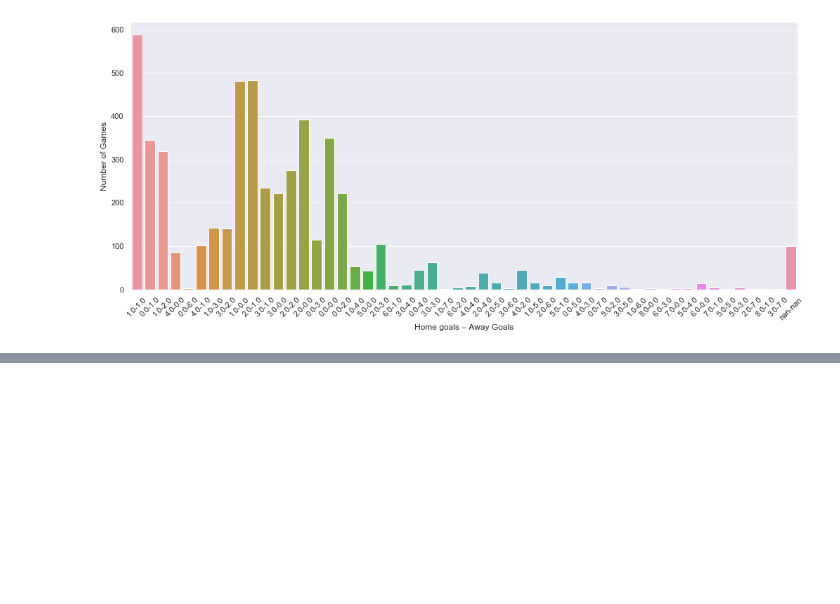
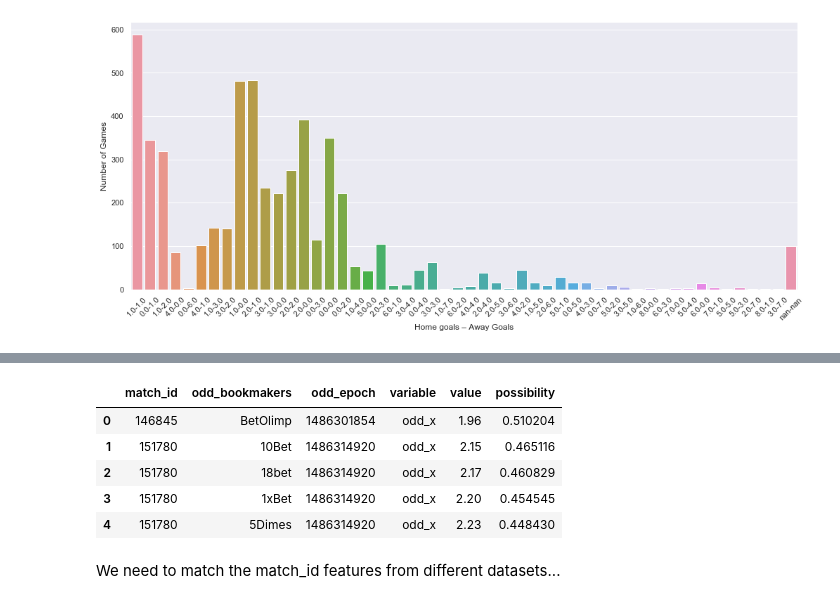
Before and after one commit to BU-IE-582/fall19-GnyEser, a Jupyter notebook: Homework1.ipynb, the cells around one changed output, grey strips where cells are left out. Drawn from its saved outputs; the diff is of its cells as text; code cells hidden in the pictures; blank space fills up the shorter version.

```diff
--- a/Homework1.ipynb
+++ b/Homework1.ipynb
@@ -54,0 +114,3 @@ plt.show()
+# %%
+bets = pd.read_csv("bets.csv")
+bets.head()
@@ -54,0 +126,11 @@ plt.show()
+# %%
+prob = list()
+for i in bets.value:
+    try:
+        temp = 1/i
+        prob.append(temp)
+    except:
+        temp = 0
+        prob.append(temp)
+
+bets["possibility"] = prob
@@ -54,0 +179,11 @@ plt.show()
+# %%
+bets.head()
+# %% [output]
+|  | match_id | odd_bookmakers | odd_epoch | variable | value | possibility |
+| 0 | 146845 | BetOlimp | 1486301854 | odd_x | 1.96 | 0.510204 |
+| 1 | 151780 | 10Bet | 1486314920 | odd_x | 2.15 | 0.465116 |
+| 2 | 151780 | 18bet | 1486314920 | odd_x | 2.17 | 0.460829 |
+| 3 | 151780 | 1xBet | 1486314920 | odd_x | 2.20 | 0.454545 |
+| 4 | 151780 | 5Dimes | 1486314920 | odd_x | 2.23 | 0.448430 |
+# %% [markdown]
+We need to match the match_id features from different datasets...
```
Also changed, not shown: parts of 26 cells of this notebook, 10 other files.
